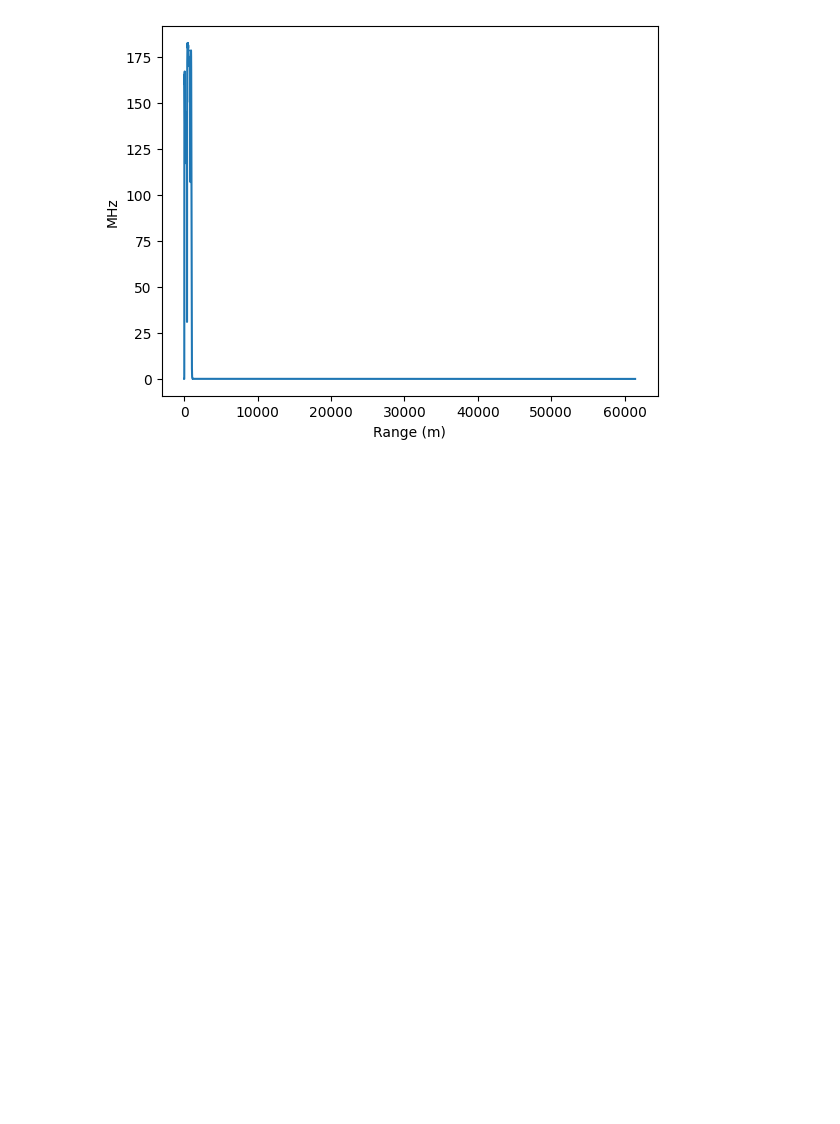
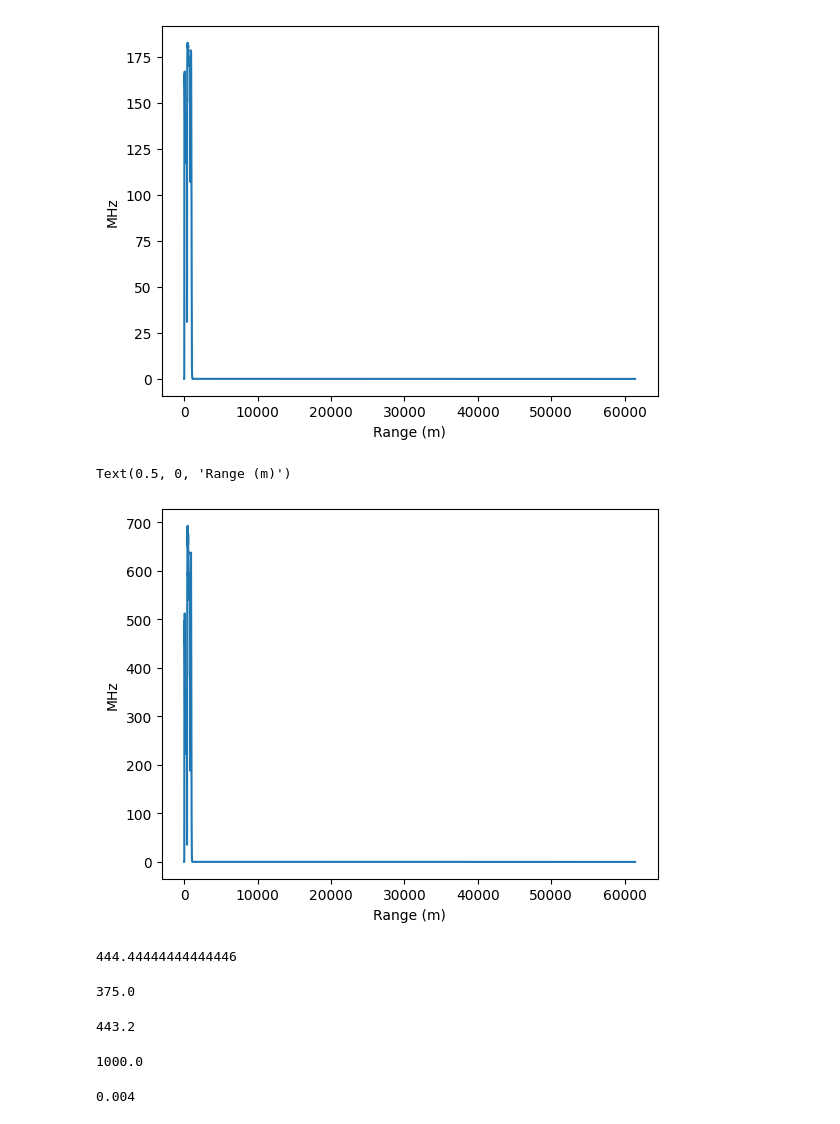
Before and after one commit to JairoRotava/lifa, a Jupyter notebook: notebooks/licel.ipynb, the cells around one changed output. Drawn from its saved outputs; the diff is of its cells as text; code cells hidden in the pictures; blank space fills up the shorter version.

```diff
--- a/notebooks/licel.ipynb
+++ b/notebooks/licel.ipynb
@@ -247,3 +247,35 @@ plt.xlabel('Range (m)')
 # %% [output]
 Text(0.5, 0, 'Range (m)')
 [figure]
+# %%
+def deadtime_correction(observed, deadtime):
+    return (observed/(1 - observed*deadtime))
+# %%
+plt.plot(channel_ph.z, deadtime_correction(channel_ph.average_profile(), 1/248))
+plt.ylabel(channel_ph.unit)
+plt.xlabel('Range (m)')
+# %% [output]
+Text(0.5, 0, 'Range (m)')
+[figure, added]
+# %%
+deadtime_correction(160, 0.004)
+# %% [output]
+444.44444444444446
+# %%
+S = 160e6
+d = 4e-9
+deadtime_correction(150, 1/250)
+# %% [output]
+375.0
+# %%
+2.77*160
+# %% [output]
+443.2
+# %%
+1/1e-3
+# %% [output]
+1000.0
+# %%
+1/250
+# %% [output]
+0.004
```
Also changed, not shown: parts of 5 cells of this notebook, 5 other files.
